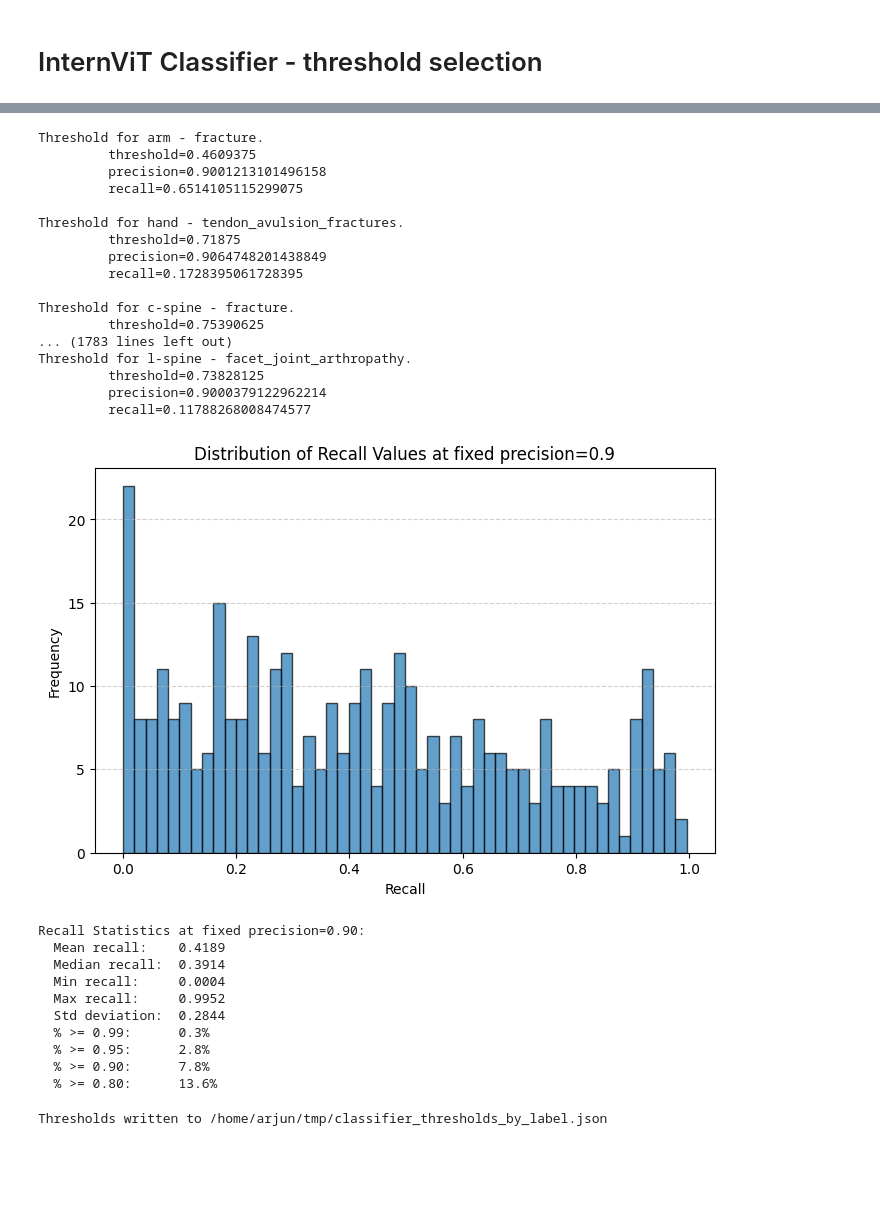
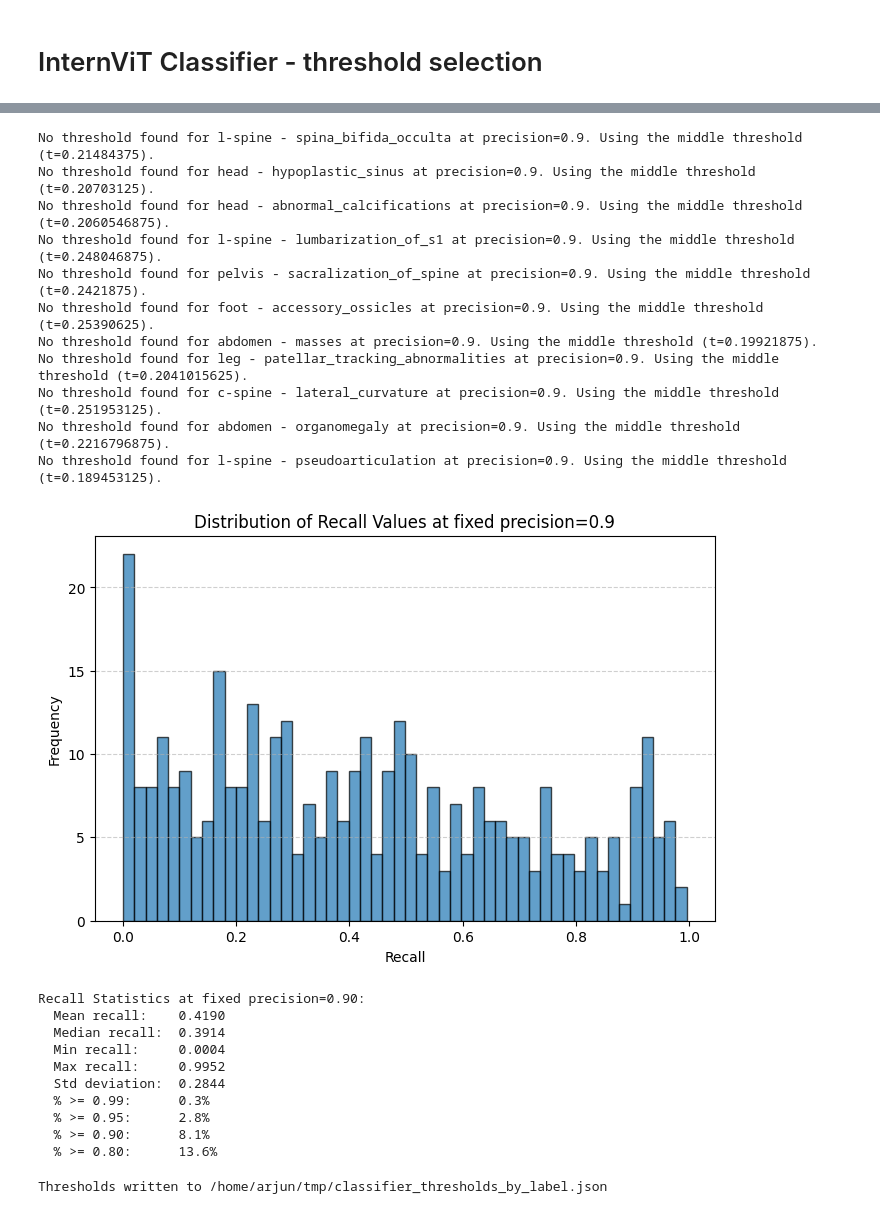
Before and after one commit to EpsilonLabsInc/epsml, a Jupyter notebook: old_repos/epsclassifiers/epsclassifiers/intern_vit_classifier/notebooks/threshold_selection.ipynb, the cells around one changed output, grey strips where cells are left out. Drawn from its saved outputs; the diff is of its cells as text; code cells hidden in the pictures; blank space fills up the shorter version.

Commit message:
Clean up notebook outputs for easier viewing.

```diff
--- a/old_repos/epsclassifiers/epsclassifiers/intern_vit_classifier/notebooks/threshold_selection.ipynb
+++ b/old_repos/epsclassifiers/epsclassifiers/intern_vit_classifier/notebooks/threshold_selection.ipynb
@@ -21,6 +22,6 @@ print("Num labels:", len(jsonl_files))
 # %%
 output_map = {}
-recalls = []
+threshold_info = []
 for jsonl_file in jsonl_files:
 
     # Get body part and label from the jsonl file name.
@@ -45,7 +46,9 @@ for jsonl_file in jsonl_files:
 
     # Calculate the PR curve points.
     curve_calculator = PerformanceCurveCalculator()
-    curve_data = curve_calculator.compute_curve(PerformanceCurveType.PRC, y_true, y_pred)
+    curve_data = curve_calculator.compute_curve(
+        PerformanceCurveType.PRC, y_true, y_pred
+    )
     precision = curve_data["precision"]
     recall = curve_data["recall"]
     thresholds = curve_data["thresholds"]
@@ -53,79 +56,79 @@ for jsonl_file in jsonl_files:
     # Find the threshold that gives the target precision.
     idx = np.argmax(precision >= TARGET_PRECISION)
     if idx == len(precision) - 1:
-        idx = len(precision) // 2
-    print(f"Threshold for {body_part} - {label}.")
-    print(f"\t threshold={thresholds[idx]}")
-    print(f"\t precision={precision[idx]}")
-    print(f"\t recall={recall[idx]}")
-    print("")
+        idx = len(thresholds) // 2
+        print(
+            f"No threshold found for {body_part} - {label} at precision={TARGET_PRECISION}. Using the middle threshold (t={thresholds[len(precision) // 2]})."
+        )
 
-    # Store the threshold in the output map.
+    # Store threshold info.
+    threshold_info.append(
+        {
+            "body_part": body_part,
+            "label": label,
+            "threshold": float(thresholds[idx]),
+            "precision": float(precision[idx]),
+            "recall": float(recall[idx]),
+        }
+    )
     output_map[body_part][label] = float(thresholds[idx])
-    recalls.append(float(recall[idx]))
 # %% [output]
-Threshold for arm - fracture.
-         threshold=0.4609375
-         precision=0.9001213101496158
-         recall=0.6514105115299075
-
-Threshold for hand - tendon_avulsion_fractures.
-         threshold=0.71875
-         precision=0.9064748201438849
-         recall=0.1728395061728395
-
-Threshold for c-spine - fracture.
-         threshold=0.75390625
-... (1783 lines left out)
-Threshold for l-spine - facet_joint_arthropathy.
-         threshold=0.73828125
-         precision=0.9000379122962214
-         recall=0.11788268008474577
+No threshold found for l-spine - spina_bifida_occulta at precision=0.9. Using the middle threshold (t=0.21484375).
+No threshold found for head - hypoplastic_sinus at precision=0.9. Using the middle threshold (t=0.20703125).
+No threshold found for head - abnormal_calcifications at precision=0.9. Using the middle threshold (t=0.2060546875).
+No threshold found for l-spine - lumbarization_of_s1 at precision=0.9. Using the middle threshold (t=0.248046875).
+No threshold found for pelvis - sacralization_of_spine at precision=0.9. Using the middle threshold (t=0.2421875).
+No threshold found for foot - accessory_ossicles at precision=0.9. Using the middle threshold (t=0.25390625).
+No threshold found for abdomen - masses at precision=0.9. Using the middle threshold (t=0.19921875).
+No threshold found for leg - patellar_tracking_abnormalities at precision=0.9. Using the middle threshold (t=0.2041015625).
+No threshold found for c-spine - lateral_curvature at precision=0.9. Using the middle threshold (t=0.251953125).
+No threshold found for abdomen - organomegaly at precision=0.9. Using the middle threshold (t=0.2216796875).
+No threshold found for l-spine - pseudoarticulation at precision=0.9. Using the middle threshold (t=0.189453125).
 # %%
-import matplotlib.pyplot as plt
 
+recalls = [t["recall"] for t in threshold_info]
 plt.figure(figsize=(8, 5))
 plt.hist(recalls, bins=50, edgecolor='black', alpha=0.7)
 plt.title(f'Distribution of Recall Values at fixed precision={TARGET_PRECISION}')
 plt.xlabel('Recall')
 plt.ylabel('Frequency')
 plt.grid(axis='y', linestyle='--', alpha=0.6)
 plt.show()
 
 import numpy as np
 
 # Calculate useful statistics for recall values
 recalls_np = np.array(recalls)
 mean_recall = np.mean(recalls_np)
 median_recall = np.median(recalls_np)
 min_recall = np.min(recalls_np)
 max_recall = np.max(recalls_np)
 std_recall = np.std(recalls_np)
 percent_above_99 = np.mean(recalls_np >= 0.99) * 100
 percent_above_95 = np.mean(recalls_np >= 0.95) * 100
 percent_above_90 = np.mean(recalls_np >= 0.90) * 100
 percent_above_80 = np.mean(recalls_np >= 0.80) * 100
 
 print("Recall Statistics at fixed precision={:.2f}:".format(TARGET_PRECISION))
 print(f"  Mean recall:    {mean_recall:.4f}")
 print(f"  Median recall:  {median_recall:.4f}")
 print(f"  Min recall:     {min_recall:.4f}")
 print(f"  Max recall:     {max_recall:.4f}")
 print(f"  Std deviation:  {std_recall:.4f}")
 print(f"  % >= 0.99:      {percent_above_99:.1f}%")
 print(f"  % >= 0.95:      {percent_above_95:.1f}%")
 print(f"  % >= 0.90:      {percent_above_90:.1f}%")
 print(f"  % >= 0.80:      {percent_above_80:.1f}%")
 # %% [output]
-[figure, old version]
+[figure, new version]
 Recall Statistics at fixed precision=0.90:
-  Mean recall:    0.4189
+  Mean recall:    0.4190
   Median recall:  0.3914
   Min recall:     0.0004
   Max recall:     0.9952
   Std deviation:  0.2844
   % >= 0.99:      0.3%
   % >= 0.95:      2.8%
-  % >= 0.90:      7.8%
+  % >= 0.90:      8.1%
   % >= 0.80:      13.6%
 # %%
```
Also changed, not shown: parts of 4 cells of this notebook.
